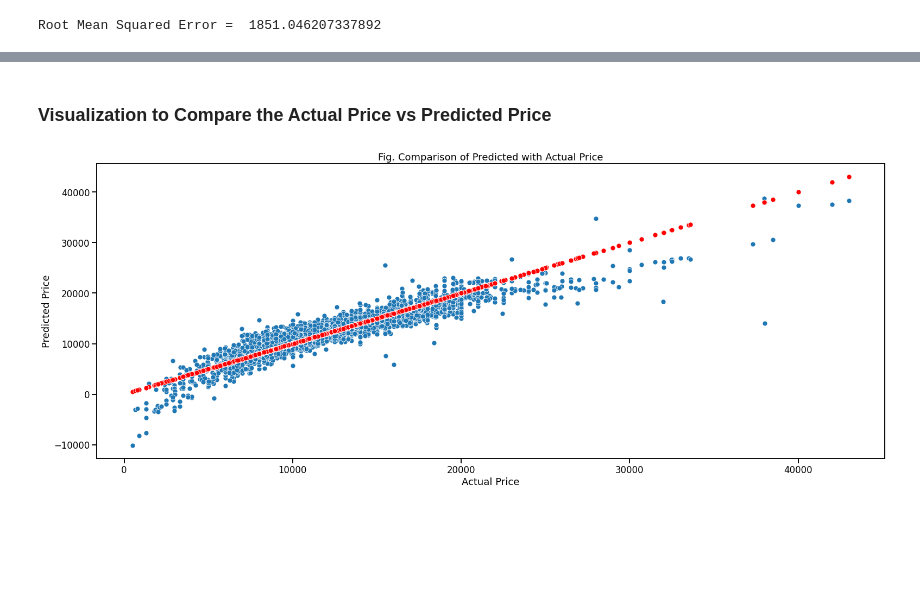
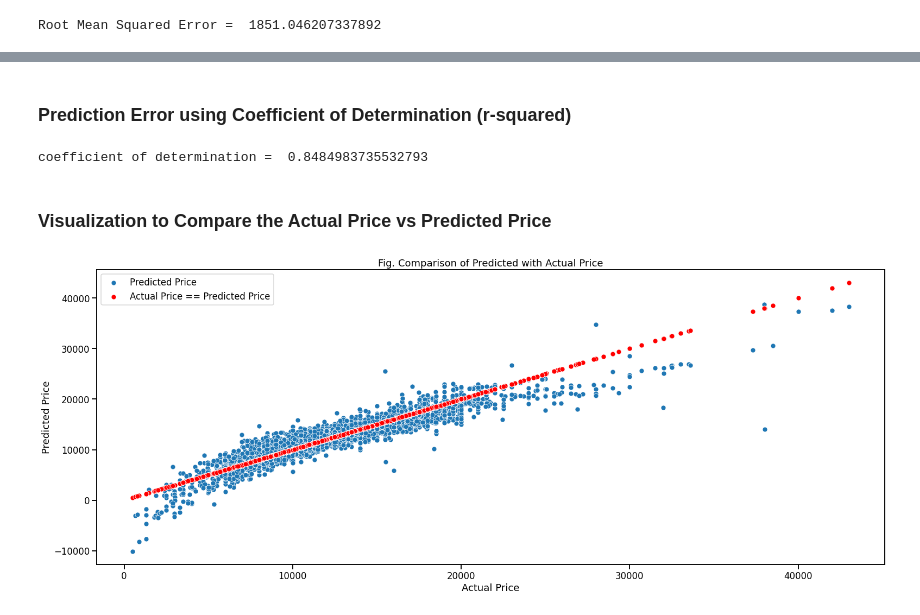
Before and after one commit to nuzhat-masud/ford_used_cars_analysis, a Jupyter notebook: Ford_used_cars_ML.ipynb, the cells around one changed output, grey strips where cells are left out. Cells and saved outputs as stored; diff of their text form; code cells hidden in the pictures; blank space fills up the shorter version.

```diff
--- a/Ford_used_cars_ML.ipynb
+++ b/Ford_used_cars_ML.ipynb
@@ -275,22 +273,29 @@ coefficient of determination =  0.8484983735532793
-# %% [markdown]
-### Visualization to Compare the Actual Price vs Predicted Price
-# %%
-sns.set_context('talk')
-plt.figure(figsize=(26,10))
-
-y_test['pred'] = y_pred
-y_test['x'] = np.arange(0,y_test.shape[0],1).tolist()
-
-# Shows predicted price
-sns.scatterplot(x='price', y='pred', data=y_test)
-
-# Assuming actual price is the same as predicted price, denoted by the red line
-# This helps to understand how much the predicted price (blue points) deviated from the actual price.
-sns.scatterplot(x='price', y='price', data=y_test, color='red')
-
-plt.title("Fig. Comparison of Predicted with Actual Price")
-plt.ylabel("Predicted Price")
-plt.xlabel("Actual Price")
-plt.show()
-# %% [output]
-[figure, removed]
+# %% [markdown]
+### Prediction Error using Coefficient of Determination (r-squared)
+# %%
+r_squared = r2_score(y_test, y_pred)
+print("coefficient of determination = ", r_squared)
+# %% [output]
+coefficient of determination =  0.8484983735532793
+# %% [markdown]
+### Visualization to Compare the Actual Price vs Predicted Price
+# %%
+sns.set_context('talk')
+plt.figure(figsize=(26,10))
+
+y_test['pred'] = y_pred
+y_test['x'] = np.arange(0,y_test.shape[0],1).tolist()
+
+# Shows predicted price
+sns.scatterplot(x='price', y='pred', data=y_test, label='Predicted Price')
+
+# Assuming actual price is the same as predicted price, denoted by the red line
+# This helps to understand how much the predicted price (blue points) is different from the actual price.
+sns.scatterplot(x='price', y='price', data=y_test, color='red',label='Actual Price == Predicted Price')
+
+plt.title("Fig. Comparison of Predicted with Actual Price")
+plt.ylabel("Predicted Price")
+plt.xlabel("Actual Price")
+plt.show()
+# %% [output]
+[figure, added]
```
Also changed, not shown: parts of 28 cells of this notebook.
